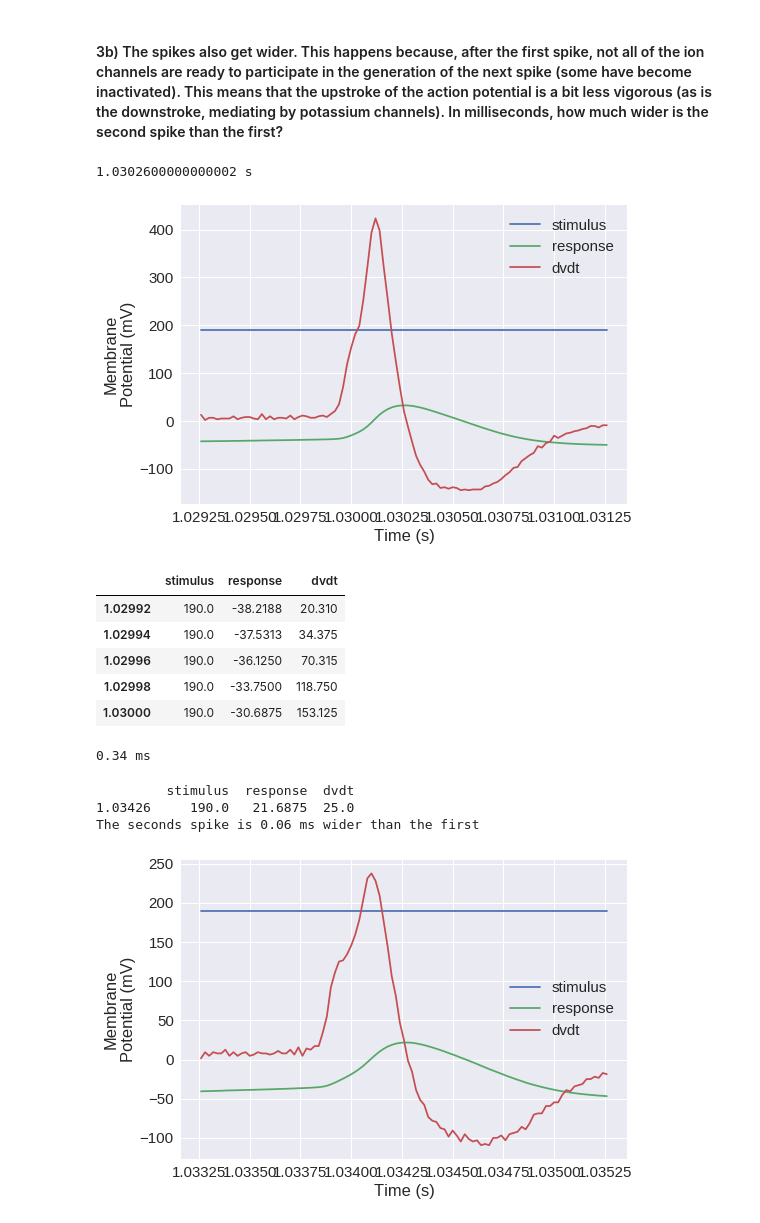
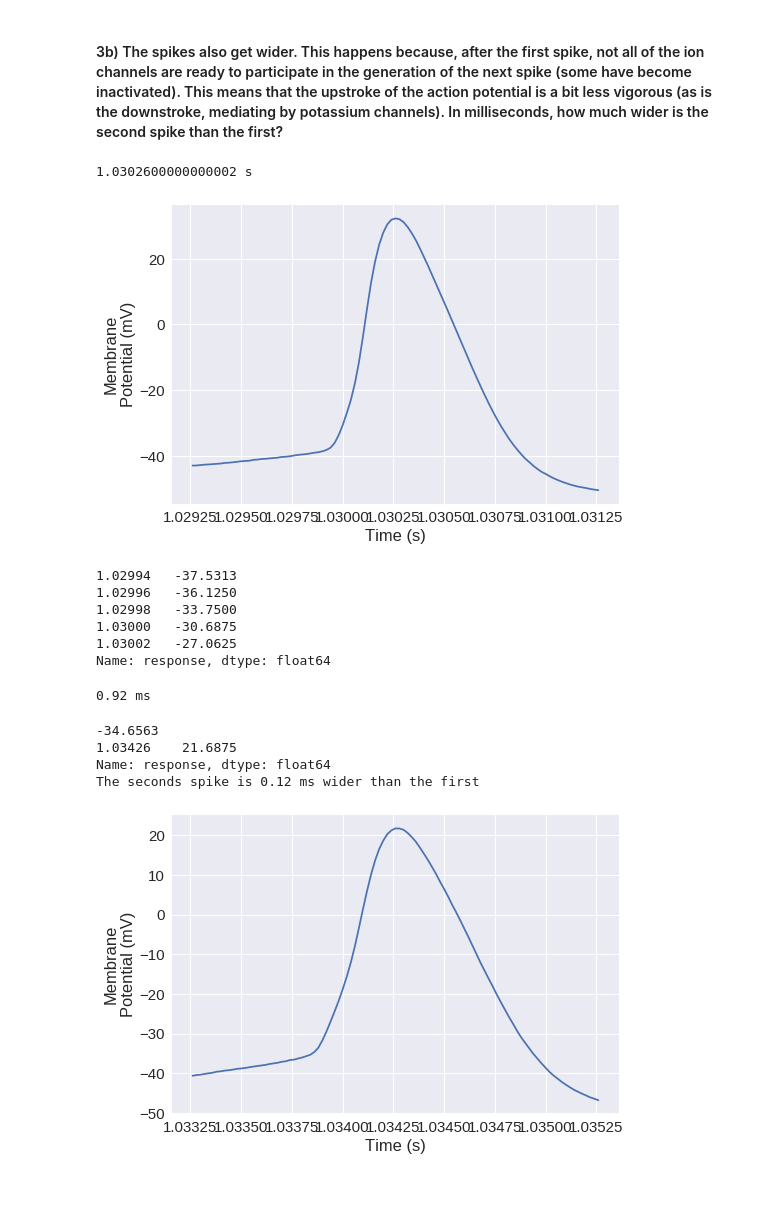
Before and after one commit to Sachit3133/MAT494HW, a Jupyter notebook: Neurons_exercises.ipynb, the cells around one changed output. Cells and saved outputs as stored; diff of their text form; code cells hidden in the pictures; blank space fills up the shorter version.

```diff
--- a/Neurons_exercises.ipynb
+++ b/Neurons_exercises.ipynb
@@ -311,11 +302,11 @@ print(first_spike_index)
 
 # .loc[] is great for finding a location by name in the index.  But the names in our index are time values, and we have indices here.
 # Use .iloc[] (the "i" stands for integer) to access by index.
-first_spike_data = df.loc[[first_spike_index]]
+first_spike_data = df['response'].loc[[first_spike_index]]
 
 # But we don't just want that exact sample.  We want +/- 50 samples around the spike.
 # You can get a "slice" of the dataframe using a range like .iloc[first:last], where first and last are some values of your choosing.
-first_spike_data_range = df.loc[(1.02926):(1.03126)]
+first_spike_data_range = df['response'].loc[(1.02926):(1.03126)]
 
 
 # If all went well, this should like like a plot of the first spike
@@ -324,22 +315,22 @@ plt.xlabel('Time (s)')
 plt.ylabel('Membrane\nPotential (mV)');
 # %% [output]
 1.0302600000000002 s
-[figure, old version]
+[figure, new version]
 # %%
 # Now you need to extract only those values that are above the threshold determined in question #2d.
 # Use a selector to extract only the values in first_spike_data_range that are above that threshold.
 # Note that the threshold is not the value of the red line (which is a threshold for the first derivative),
 # But the actual threshold you got in question #2d.
-is_first_spike_above_threshold = (df["dvdt"]>20.3)
+is_first_spike_above_threshold = (df['response']>-38.2)
 first_spike_above_threshold = first_spike_data_range[is_first_spike_above_threshold]
 first_spike_above_threshold.head()
 # %% [output]
-|  | stimulus | response | dvdt |
-| 1.02992 | 190.0 | -38.2188 | 20.310 |
-| 1.02994 | 190.0 | -37.5313 | 34.375 |
-| 1.02996 | 190.0 | -36.1250 | 70.315 |
-| 1.02998 | 190.0 | -33.7500 | 118.750 |
-| 1.03000 | 190.0 | -30.6875 | 153.125 |
+1.02994   -37.5313
+1.02996   -36.1250
+1.02998   -33.7500
+1.03000   -30.6875
+1.03002   -27.0625
+Name: response, dtype: float64
 # %%
 # Now you need to find the difference between the first and last time point in `first_spike_above_threshold`
 # This will be the width of the spike.
@@ -347,41 +338,43 @@ first_spike_above_threshold.head()
 # You can access the last element of an array in several ways, but the coolest is with [-1].
 # Why does the index -1 work?  Imagine that the array was wrapped onto a circle.  If 0 is the first element, than -1 is the last element!
 # Don't forget to use .index to access the times (not the membrane potential values), and don't forget to use units!
-first_spike_width = (first_spike_above_threshold.index[-1] - first_spike_above_threshold.index[0]) * pq.s
+first_spike_width = (first_spike_above_threshold.index[-1] - first_spike_above_threshold.index[0])
 first_spike_width = first_spike_width*1000*pq.ms
 # Report the width in ms to three significant figures.
 print("%.3g ms"%first_spike_width)
 # %% [output]
-0.34 ms
+0.92 ms
 # %%
 # Finally, you will need to repeat this for the second spike.
 # Note that you will need to obtain the threshold again as you did in question #2, but this time for the second spike instead of the first.
 # Hint: at t = 1.032 seconds, the first spike is over and the second spike hasn't begun yet.  You can use this value to extract data for
 # only the second spike and beyond, and then repeat the strategy from question #2 to extract it's threshold.
 df_no_first_spike = df[df.index > 1.032]
-is_slope_greater_than_threshold = (df_no_first_spike["dvdt"]>20.3)
+is_slope_greater_than_threshold = (df_no_first_spike["dvdt"]>20)
 places_where_slope_is_greater_than_threshold = df_no_first_spike[is_slope_greater_than_threshold]
 t = places_where_slope_is_greater_than_threshold.index[0]
-v_at_threshold = df_no_first_spike.loc[t]["dvdt"]
+v_at_threshold = df_no_first_spike.loc[t]['response']
+print(v_at_threshold)
 second_spike_index = spike_times[1]
-second_spike_data = df_no_first_spike.loc[[second_spike_index]]
+second_spike_data = df_no_first_spike['response'].loc[[second_spike_index]]
 print(second_spike_data)
-second_spike_data_range = df_no_first_spike.loc[(1.03326):(1.03526)]
+second_spike_data_range = df_no_first_spike['response'].loc[(1.03326):(1.03526)]
 
 
 # # Plotting is optional
 second_spike_data_range.plot()
 plt.xlabel('Time (s)')
 plt.ylabel('Membrane\nPotential (mV)');
 
-is_second_spike_above_threshold = (df_no_first_spike["dvdt"]>20.3)
+is_second_spike_above_threshold = (df_no_first_spike['response']>v_at_threshold)
 second_spike_above_threshold = second_spike_data_range[is_second_spike_above_threshold]
-second_spike_width = (second_spike_above_threshold.index[-1] - second_spike_above_threshold.index[0]) * pq.s
-second_spike_width = second_spike_width * 1000
+second_spike_width = (second_spike_above_threshold.index[-1] - second_spike_above_threshold.index[0])
+second_spike_width = second_spike_width * 1000 * pq.ms
 spike_width_difference = second_spike_width - first_spike_width
 print("The seconds spike is %.3g ms wider than the first" % spike_width_difference )
 # %% [output]
-         stimulus  response  dvdt
-1.03426     190.0   21.6875  25.0
-The seconds spike is 0.06 ms wider than the first
+-34.6563
+1.03426    21.6875
+Name: response, dtype: float64
+The seconds spike is 0.12 ms wider than the first
-[figure, old version]
+[figure, new version]
```
Also changed, not shown: parts of 2 cells of this notebook.
